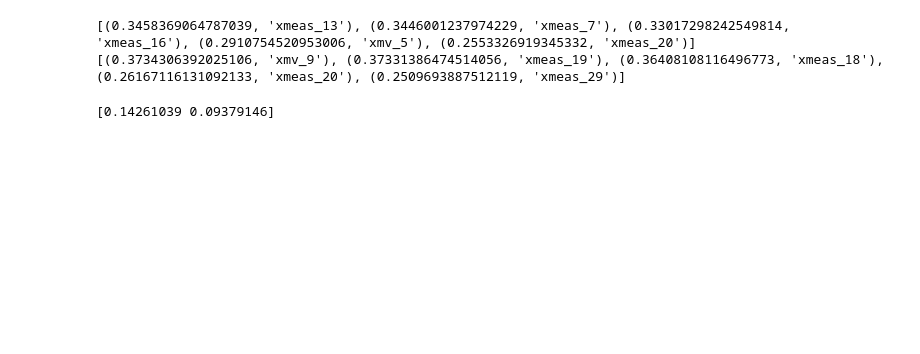
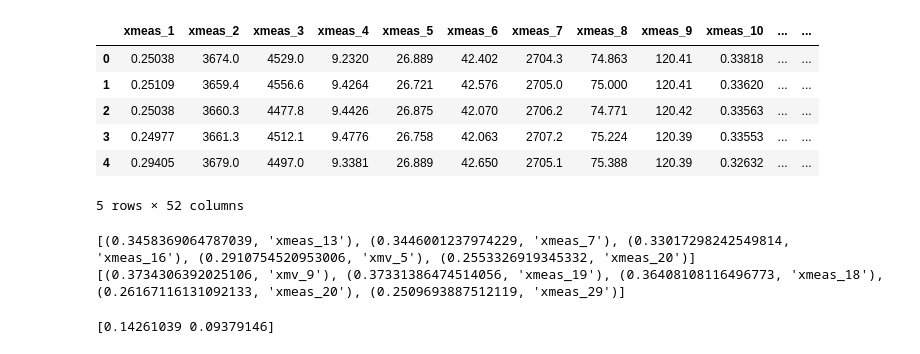
Before and after one commit to oubo2/PhD, a Jupyter notebook: unravel/Analyse_data.ipynb, the cells around one changed output. Saved outputs shown, nothing was run; the diff lists cells and outputs as text; code cells hidden in the pictures; blank space fills up the shorter version.

```diff
--- a/unravel/Analyse_data.ipynb
+++ b/unravel/Analyse_data.ipynb
@@ -13,6 +14,16 @@ train_faulty = pyreadr.read_r(train_faulty_path)['faulty_training']
 test_normal = pyreadr.read_r(test_normal_path)['fault_free_testing']
 test_faulty = pyreadr.read_r(test_faulty_path)['faulty_testing']
 df_train_normal = train_normal[train_normal.simulationRun==1].iloc[:,3:]
+# %%
+df_train_normal.head()
+# %% [output]
+|  | xmeas_1 | xmeas_2 | xmeas_3 | xmeas_4 | xmeas_5 | xmeas_6 | xmeas_7 | xmeas_8 | xmeas_9 | xmeas_10 | ... | ... |
+| 0 | 0.25038 | 3674.0 | 4529.0 | 9.2320 | 26.889 | 42.402 | 2704.3 | 74.863 | 120.41 | 0.33818 | ... | ... |
+| 1 | 0.25109 | 3659.4 | 4556.6 | 9.4264 | 26.721 | 42.576 | 2705.0 | 75.000 | 120.41 | 0.33620 | ... | ... |
+| 2 | 0.25038 | 3660.3 | 4477.8 | 9.4426 | 26.875 | 42.070 | 2706.2 | 74.771 | 120.42 | 0.33563 | ... | ... |
+| 3 | 0.24977 | 3661.3 | 4512.1 | 9.4776 | 26.758 | 42.063 | 2707.2 | 75.224 | 120.39 | 0.33553 | ... | ... |
+| 4 | 0.29405 | 3679.0 | 4497.0 | 9.3381 | 26.889 | 42.650 | 2705.1 | 75.388 | 120.39 | 0.32632 | ... | ... |
+5 rows × 52 columns
 # %%
 # PCA
 import pandas as pd
```
Also changed, not shown: parts of 6 cells of this notebook.
